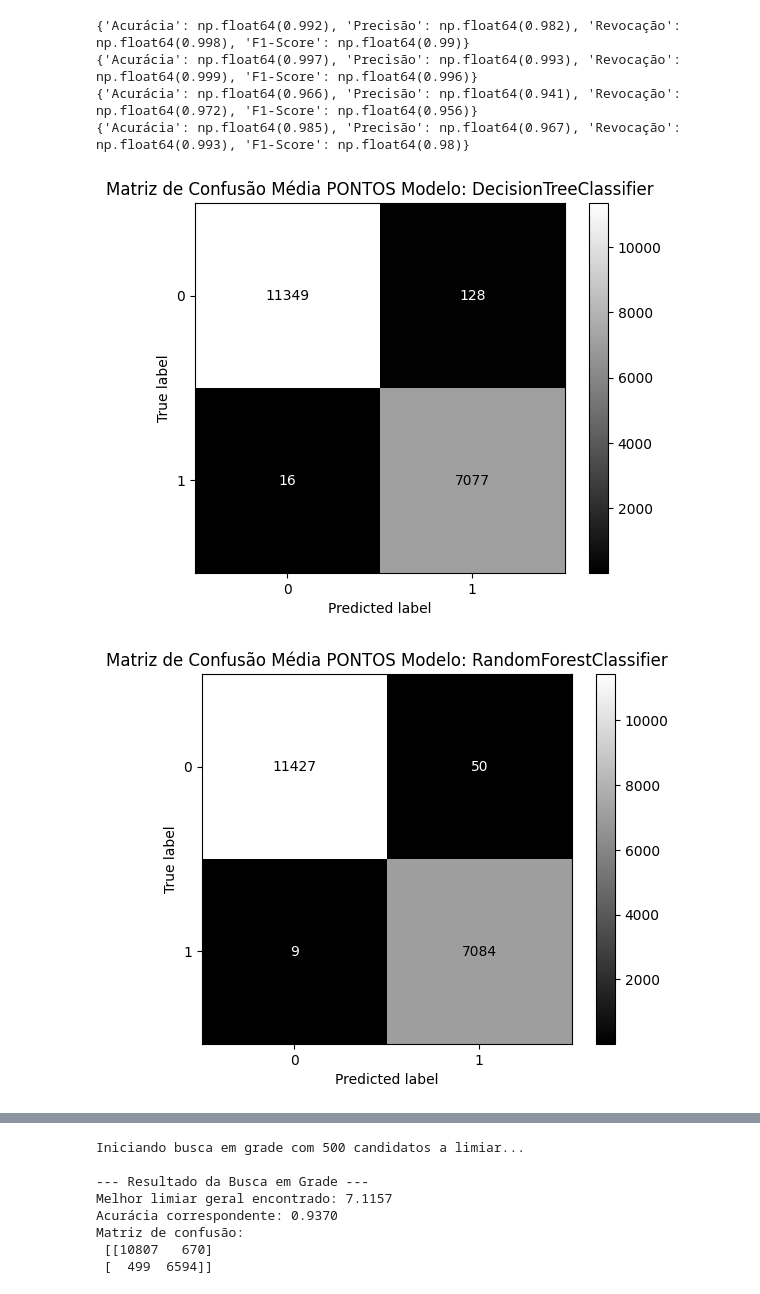
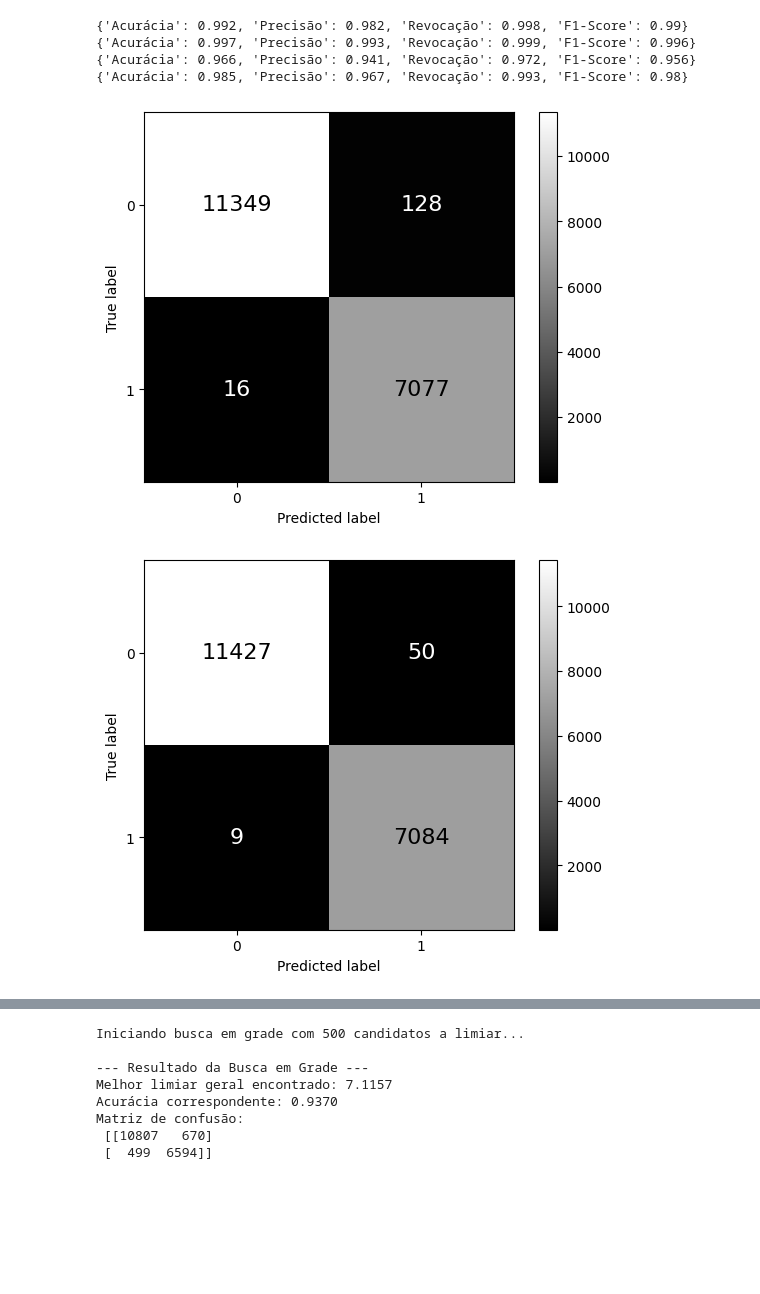
Before and after one commit to Barradas13/AssistiveDomotical, a Jupyter notebook: OSEMN/colabs/model.ipynb, the cells around one changed output, grey strips where cells are left out. Drawn from its saved outputs; the diff is of its cells as text; code cells hidden in the pictures; blank space fills up the shorter version.

```diff
--- a/OSEMN/colabs/model.ipynb
+++ b/OSEMN/colabs/model.ipynb
@@ -119,8 +137,8 @@ for model in models:
 
     print(calculate_metrics_from_cm(cm_total))
     disp = ConfusionMatrixDisplay(confusion_matrix=cm_total, display_labels=[0,1])
-    disp.plot(values_format=".0f", cmap="gray")
-    plt.title("Matriz de Confusão Média EAR Modelo: " + model.__class__.__name__)
+    disp.plot(values_format=".0f", cmap="gray", text_kw={"fontsize": 16})  # ajuste 16 para o tamanho desejado
+    #plt.title("Matriz de Confusão Média EAR Modelo: " + model.__class__.__name__, fontsize=18)
 
     caminho_para_salvar = f"../../imagensArtigo/matrizesEAR/{model.__class__.__name__}_cm_ear.png"
     plt.savefig(caminho_para_salvar, dpi=300, bbox_inches='tight') # dpi=300 para alta qualidade
@@ -136,38 +154,38 @@ for model in models:
 # %%
 ## SOMENTE PONTOS
 
 feature_cols = []
 for col in pontos_cols:
     feature_cols += [f"{col}_x{j}" for j in range(19)] + [f"{col}_y{j}" for j in range(19)]
 
 for model in models:
     cm_total = np.zeros((2,2))
     for idx, df_test in enumerate(dfs):
         df_train = pd.concat([df for j, df in enumerate(dfs) if j != idx], ignore_index=True)
 
         X_train = df_train[feature_cols]
         y_train = df_train["piscando"]
 
         X_test = df_test[feature_cols]
         y_test = df_test["piscando"]
 
         model.fit(X_train, y_train)
 
         y_pred = model.predict(X_test)
 
         cm = confusion_matrix(y_test, y_pred)
         cm_total += cm
     print(calculate_metrics_from_cm(cm_total))
     disp = ConfusionMatrixDisplay(confusion_matrix=cm_total, display_labels=[0,1])
-    disp.plot(values_format=".0f", cmap="gray")
-    plt.title("Matriz de Confusão Média PONTOS Modelo: " + model.__class__.__name__)
+    disp.plot(values_format=".0f", cmap="gray", text_kw={"fontsize": 16})  # ajuste 16 para o tamanho desejado
+    #plt.title("Matriz de Confusão Média PONTOS Modelo: " + model.__class__.__name__, fontsize=18)
 
     caminho_para_salvar = f"../../imagensArtigo/matrizesPONTOS/{model.__class__.__name__}_cm_pontos.png"
     plt.savefig(caminho_para_salvar, dpi=300, bbox_inches='tight') # dpi=300 para alta qualidade
 # %% [output]
-{'Acurácia': np.float64(0.992), 'Precisão': np.float64(0.982), 'Revocação': np.float64(0.998), 'F1-Score': np.float64(0.99)}
-{'Acurácia': np.float64(0.997), 'Precisão': np.float64(0.993), 'Revocação': np.float64(0.999), 'F1-Score': np.float64(0.996)}
-{'Acurácia': np.float64(0.966), 'Precisão': np.float64(0.941), 'Revocação': np.float64(0.972), 'F1-Score': np.float64(0.956)}
-{'Acurácia': np.float64(0.985), 'Precisão': np.float64(0.967), 'Revocação': np.float64(0.993), 'F1-Score': np.float64(0.98)}
+{'Acurácia': 0.992, 'Precisão': 0.982, 'Revocação': 0.998, 'F1-Score': 0.99}
+{'Acurácia': 0.997, 'Precisão': 0.993, 'Revocação': 0.999, 'F1-Score': 0.996}
+{'Acurácia': 0.966, 'Precisão': 0.941, 'Revocação': 0.972, 'F1-Score': 0.956}
+{'Acurácia': 0.985, 'Precisão': 0.967, 'Revocação': 0.993, 'F1-Score': 0.98}
-[figure, old version]
+[figure, new version]
-[figure, old version]
+[figure, new version]
```
Also changed, not shown: parts of 3 cells of this notebook, 13 other files.
